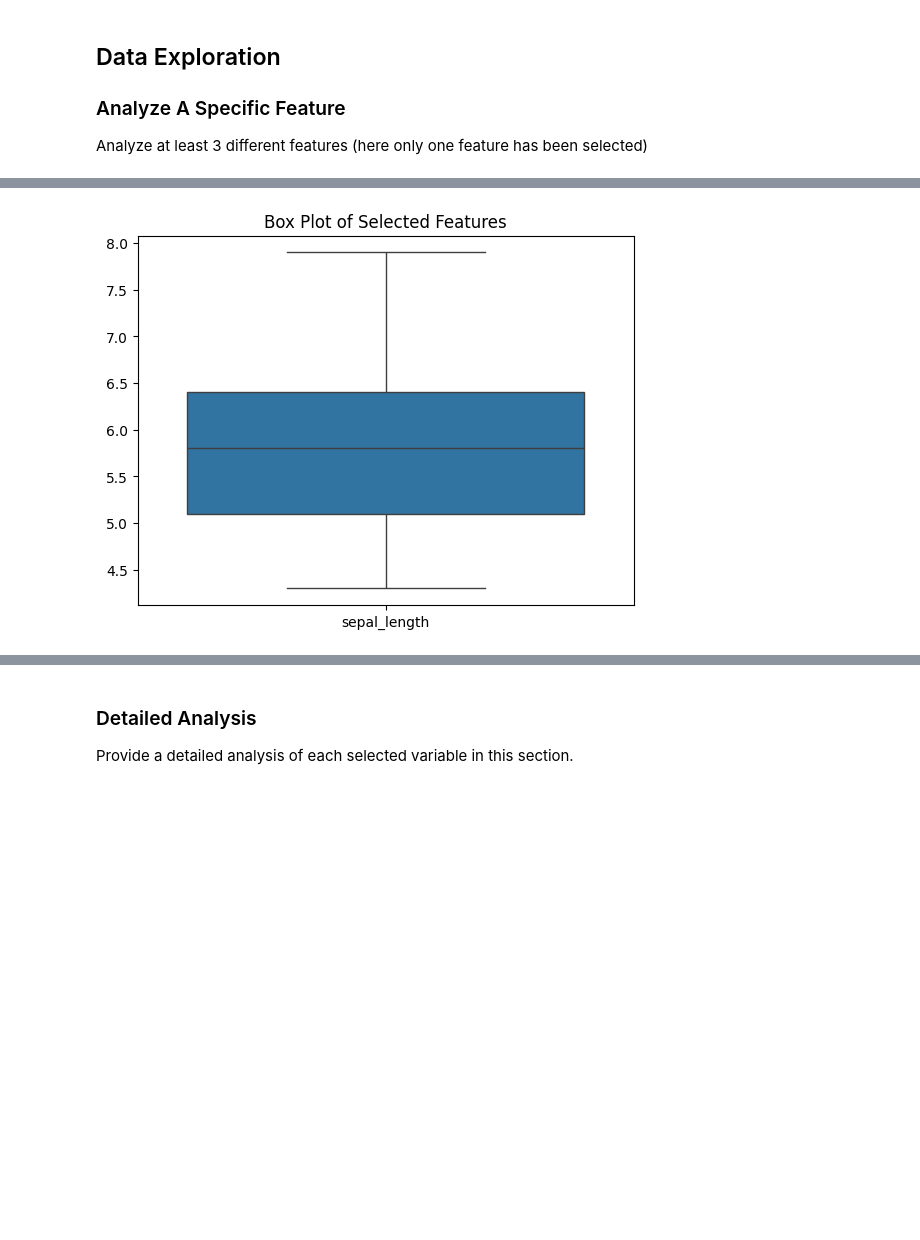
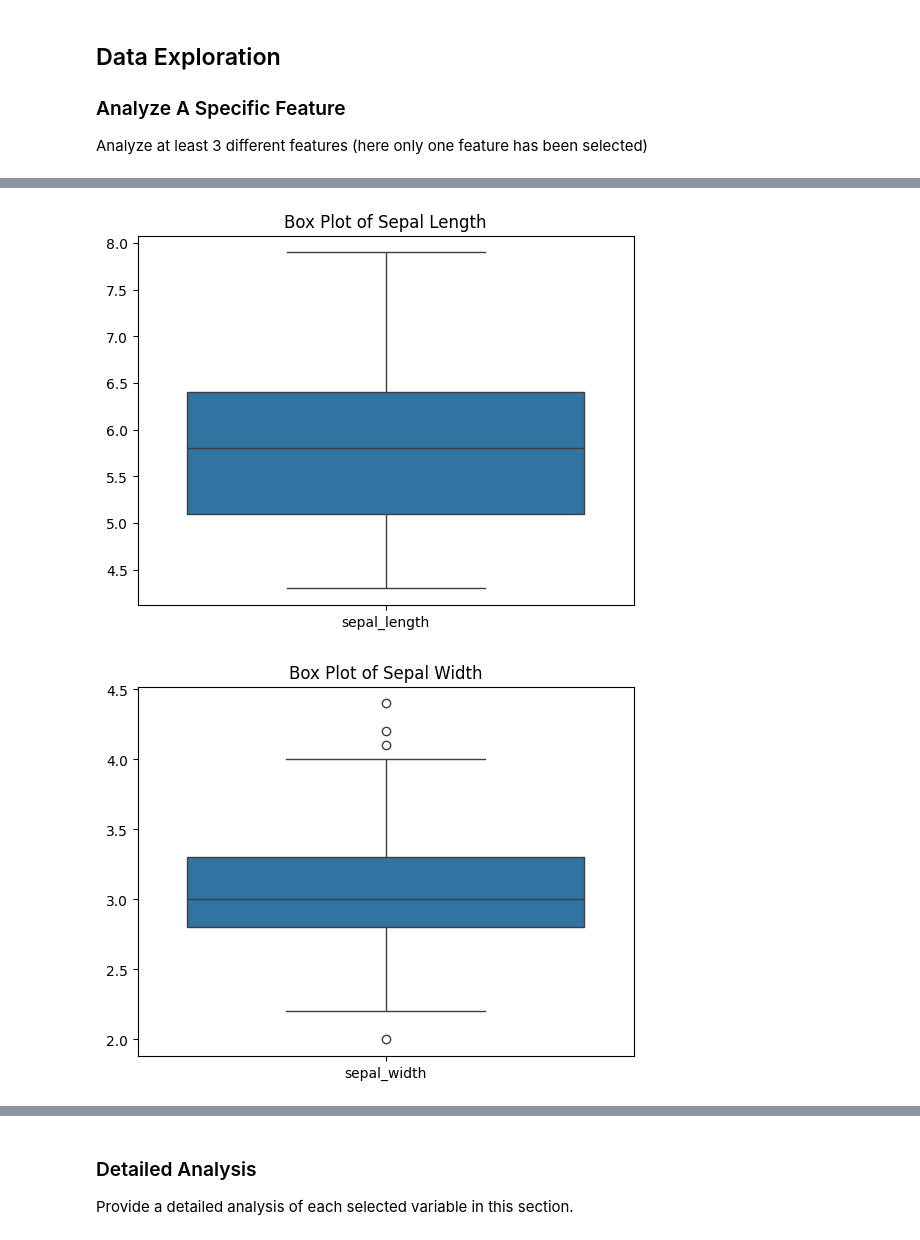
Before and after one commit to tombackert/CS411-ml-for-ds, a Jupyter notebook: Project_1_Data_Exploration_and_Processing_of_the_Iris_Dataset.ipynb, the cells around one changed output, grey strips where cells are left out. Cells and saved outputs as stored; diff of their text form; code cells hidden in the pictures; blank space fills up the shorter version.

```diff
--- a/Project_1_Data_Exploration_and_Processing_of_the_Iris_Dataset.ipynb
+++ b/Project_1_Data_Exploration_and_Processing_of_the_Iris_Dataset.ipynb
@@ -40,7 +61,19 @@ plt.show()
 # %%
-# Box plots for selected features
+### Box plots for selected features
+# Box plots for sepal_length
 sns.boxplot(data=data[['sepal_length']])
-plt.title('Box Plot of Selected Features')
+plt.title('Box Plot of Sepal Length')
 plt.show()
+
+# Box plots for sepal_width
+sns.boxplot(data=data[['sepal_width']])
+plt.title('Box Plot of Sepal Width')
+plt.show()
+
+# Box plots for petal_length
+sns.boxplot(data=data[['petal_length']])
+plt.title('Box Plot of Petal Length')
+plt.show()
 # %% [output]
-[figure, old version]
+[figure, new version]
+[figure, added]
```
Also changed, not shown: parts of 12 cells of this notebook.
